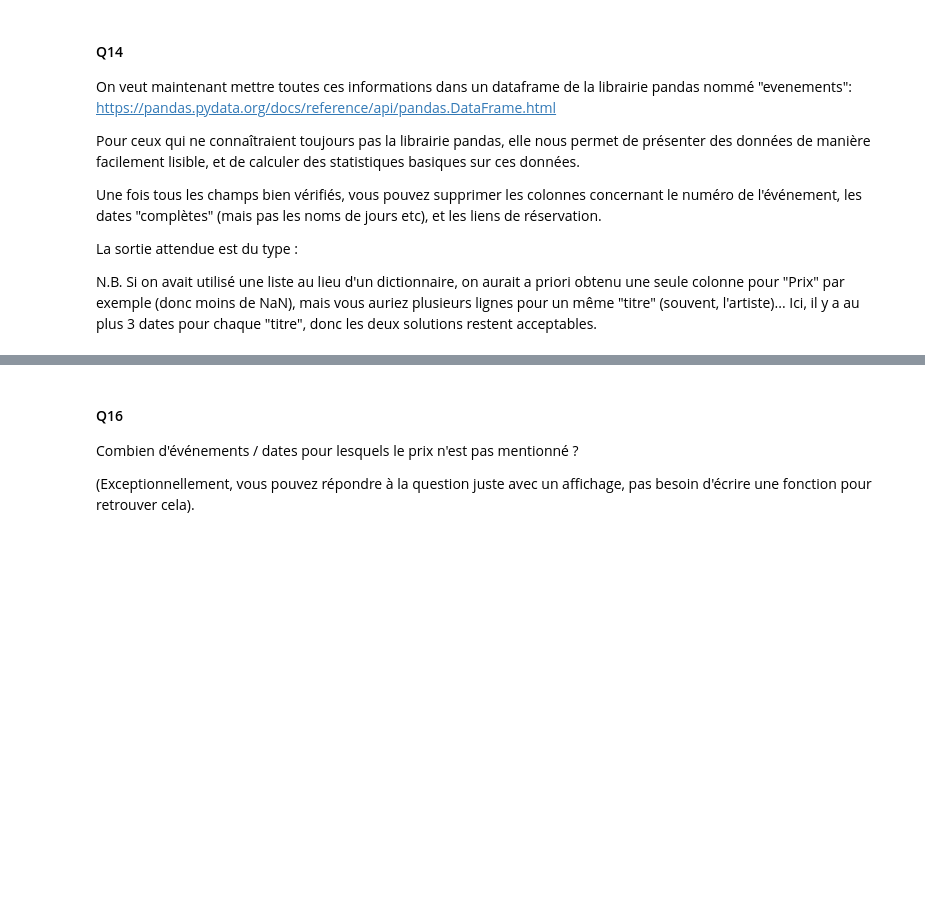
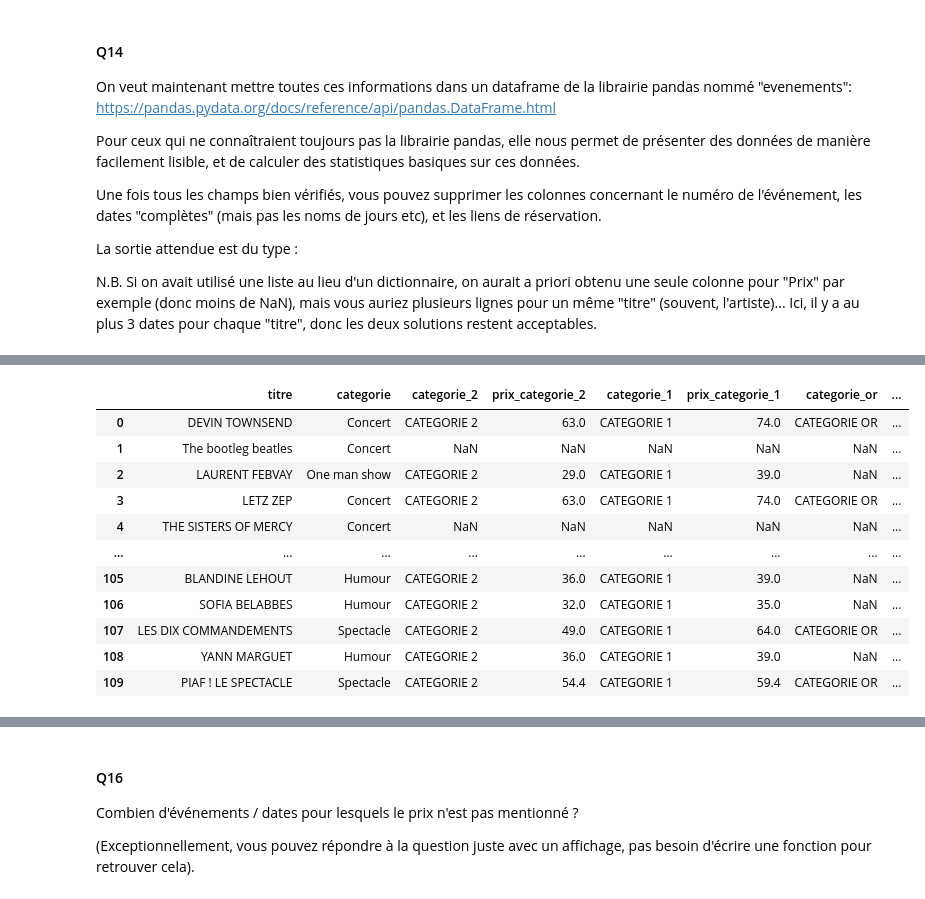
Before and after one commit to sarahmoussaoui/Data-Mining-Practical-work, a Jupyter notebook: TP n°1 Web scraping/TP1-Scraping-Enonce.ipynb, the cells around one changed output, grey strips where cells are left out. Saved outputs shown, nothing was run; the diff lists cells and outputs as text; code cells hidden in the pictures; blank space fills up the shorter version.

```diff
--- a/TP n°1 Web scraping/TP1-Scraping-Enonce.ipynb
+++ b/TP n°1 Web scraping/TP1-Scraping-Enonce.ipynb
@@ -101,3 +202,12 @@ Pour tous les événements mentionnés dans la première page, retournez (avec p
 Événement 10: Marie Benoliel
 
 Événement 11: TIF
+# %%
+titres =[]
+for s in soup:
+  titre = s.find_all("h3", class_="card-event__title")
+  titres.append(titre)
+
+# print all titles of first page
+page_1_titles = [t.text for t in titres[0]]
+print(page_1_titles)
@@ -260,3 +1036,86 @@ La sortie attendue est du type :
 N.B. Si on avait utilisé une liste au lieu d'un dictionnaire, on aurait a priori obtenu une seule colonne pour "Prix" par exemple (donc moins de NaN), mais vous auriez plusieurs lignes pour un même "titre" (souvent, l'artiste)... Ici, il y a au plus 3 dates pour chaque "titre", donc les deux solutions restent acceptables.
 # %% [markdown]
 <img src="Capture d’écran 2026-07-24 à 15.00.29.png">
+# %%
+import pandas as pd
+
+
+evenements = pd.DataFrame(donnees)
+
+
+evenements["jour_1"] = None
+evenements["heure_1"] = None
+
+evenements["jour_2"] = None
+evenements["heure_2"] = None
+
+evenements["jour_3"] = None
+evenements["heure_3"] = None
+
+
+for i in range(len(evenements)):
+
+    dates = evenements.loc[i, "dates_heures"]
+
+
+    if len(dates) >= 1:
+
+        morceaux = dates[0].split(" - ")
+
+        date = morceaux[0]
+        heure = morceaux[1]
+
+        jour = date.split()[0]
+
+        evenements.loc[i, "jour_1"] = jour
+        evenements.loc[i, "heure_1"] = heure
+
+
+    if len(dates) >= 2:
+
+        morceaux = dates[1].split(" - ")
+
+        date = morceaux[0]
+        heure = morceaux[1]
+
+        jour = date.split()[0]
+
+        evenements.loc[i, "jour_2"] = jour
+        evenements.loc[i, "heure_2"] = heure
+
+
+    if len(dates) >= 3:
+
+        morceaux = dates[2].split(" - ")
+
+        date = morceaux[0]
+        heure = morceaux[1]
+
+        jour = date.split()[0]
+
+        evenements.loc[i, "jour_3"] = jour
+        evenements.loc[i, "heure_3"] = heure
+
+
+evenements = evenements.drop(
+    columns=[
+        "dates_heures",
+        "reservation"
+    ]
+)
+
+
+display(evenements)
+# %% [output]
+|  | titre | categorie | categorie_2 | prix_categorie_2 | categorie_1 | prix_categorie_1 | categorie_or | ... |
+| 0 | DEVIN TOWNSEND | Concert | CATEGORIE 2 | 63.0 | CATEGORIE 1 | 74.0 | CATEGORIE OR | ... |
+| 1 | The bootleg beatles | Concert | NaN | NaN | NaN | NaN | NaN | ... |
+| 2 | LAURENT FEBVAY | One man show | CATEGORIE 2 | 29.0 | CATEGORIE 1 | 39.0 | NaN | ... |
+| 3 | LETZ ZEP | Concert | CATEGORIE 2 | 63.0 | CATEGORIE 1 | 74.0 | CATEGORIE OR | ... |
+| 4 | THE SISTERS OF MERCY | Concert | NaN | NaN | NaN | NaN | NaN | ... |
+| ... | ... | ... | ... | ... | ... | ... | ... | ... |
+| 105 | BLANDINE LEHOUT | Humour | CATEGORIE 2 | 36.0 | CATEGORIE 1 | 39.0 | NaN | ... |
+| 106 | SOFIA BELABBES | Humour | CATEGORIE 2 | 32.0 | CATEGORIE 1 | 35.0 | NaN | ... |
+| 107 | LES DIX COMMANDEMENTS | Spectacle | CATEGORIE 2 | 49.0 | CATEGORIE 1 | 64.0 | CATEGORIE OR | ... |
+| 108 | YANN MARGUET | Humour | CATEGORIE 2 | 36.0 | CATEGORIE 1 | 39.0 | NaN | ... |
+| 109 | PIAF ! LE SPECTACLE | Spectacle | CATEGORIE 2 | 54.4 | CATEGORIE 1 | 59.4 | CATEGORIE OR | ... |
```
Also changed, not shown: parts of 27 cells of this notebook, 22 other files.
